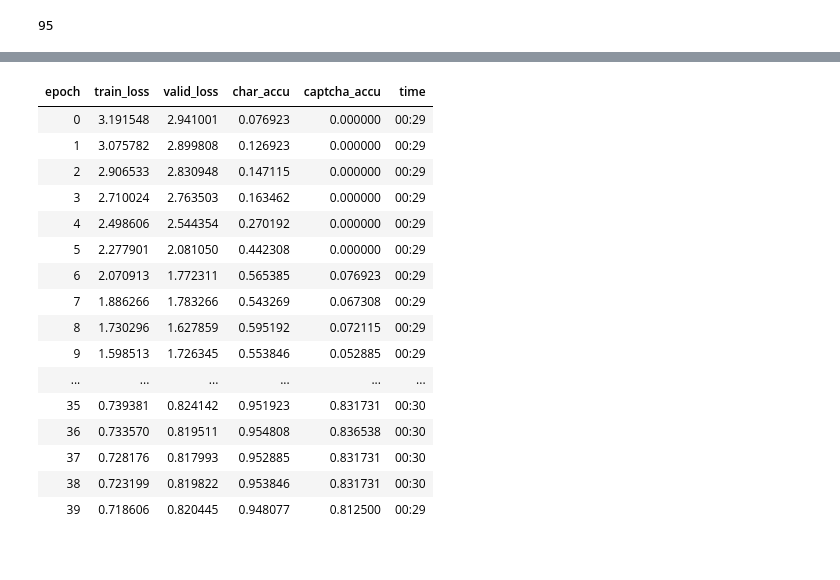
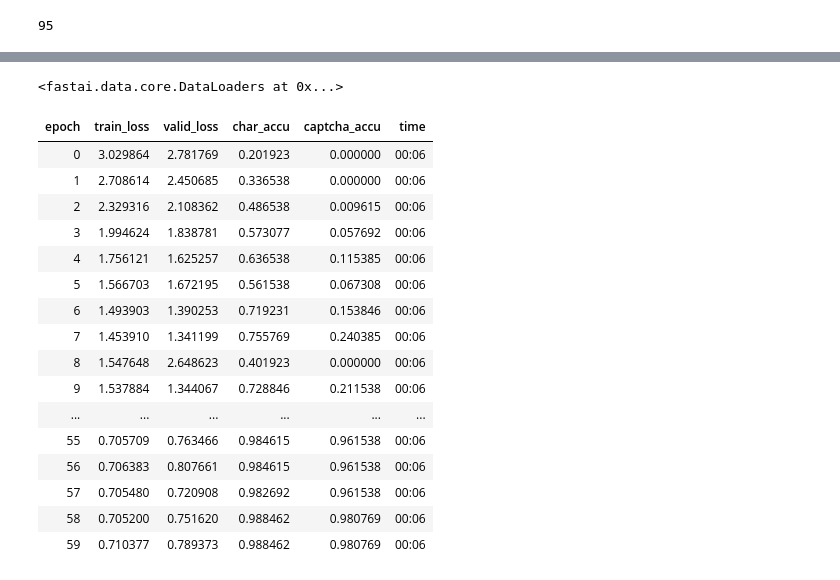
Before and after one commit to dienhoa/dhblog_deprecated, a Jupyter notebook: captcha.ipynb, the cells around one changed output, grey strips where cells are left out. Saved outputs shown, nothing was run; the diff lists cells and outputs as text; code cells hidden in the pictures.

```diff
--- a/captcha.ipynb
+++ b/captcha.ipynb
@@ -135,14 +137,17 @@ def loss_captcha(output, target):
     return crit(output, target)
 # %%
 def char_accu(inp, targ, axis=-1):
-    inps = inp.reshape(-1, 5, n_chars)
+    inps = inp.reshape(-1, 5, n_class)
     pred = inps.argmax(dim=-1)
     return (pred == targ).sum()/(pred.shape[0]*pred.shape[1])
 # %%
 def captcha_accu(inp, targ, axis=-1):
-    inps = inp.reshape(-1, 5, n_chars)
+    inps = inp.reshape(-1, 5, n_class)
     pred = inps.argmax(dim=-1)
     return ((pred == targ).all(axis=1)).sum()/targ.shape[0]
 # %%
 learn = Learner(dls, model, loss_captcha, metrics=[char_accu, captcha_accu])
+# %%
+model = model.cuda()
+dls = dls.cuda()
 # %%
@@ -186,9 +191,14 @@ head = nn.Sequential(
     nn.ReLU(),
     nn.BatchNorm1d(1000),
     nn.Dropout(0.5),
-    nn.Linear(1000,95),
+    nn.Linear(1000,n_class*5),
 )
 # %%
 model = nn.Sequential(body, head)
+# %%
+model.cuda()
+dls.cuda()
+# %% [output]
+<fastai.data.core.DataLoaders at 0x...>
 # %%
 learn = Learner(dls, model, loss_captcha, metrics=[char_accu, captcha_accu])
@@ -197,23 +205,23 @@ learn = Learner(dls, model, loss_captcha, metrics=[char_accu, captcha_accu])
 # %%
-learn.fit_one_cycle(40, 3e-3)
+learn.fit_one_cycle(60, 3e-3)
 # %% [output]
 | epoch | train_loss | valid_loss | char_accu | captcha_accu | time |
-| 0 | 3.191548 | 2.941001 | 0.076923 | 0.000000 | 00:29 |
-| 1 | 3.075782 | 2.899808 | 0.126923 | 0.000000 | 00:29 |
-| 2 | 2.906533 | 2.830948 | 0.147115 | 0.000000 | 00:29 |
-| 3 | 2.710024 | 2.763503 | 0.163462 | 0.000000 | 00:29 |
-| 4 | 2.498606 | 2.544354 | 0.270192 | 0.000000 | 00:29 |
-| 5 | 2.277901 | 2.081050 | 0.442308 | 0.000000 | 00:29 |
-| 6 | 2.070913 | 1.772311 | 0.565385 | 0.076923 | 00:29 |
-| 7 | 1.886266 | 1.783266 | 0.543269 | 0.067308 | 00:29 |
-| 8 | 1.730296 | 1.627859 | 0.595192 | 0.072115 | 00:29 |
-| 9 | 1.598513 | 1.726345 | 0.553846 | 0.052885 | 00:29 |
+| 0 | 3.029864 | 2.781769 | 0.201923 | 0.000000 | 00:06 |
+| 1 | 2.708614 | 2.450685 | 0.336538 | 0.000000 | 00:06 |
+| 2 | 2.329316 | 2.108362 | 0.486538 | 0.009615 | 00:06 |
+| 3 | 1.994624 | 1.838781 | 0.573077 | 0.057692 | 00:06 |
+| 4 | 1.756121 | 1.625257 | 0.636538 | 0.115385 | 00:06 |
+| 5 | 1.566703 | 1.672195 | 0.561538 | 0.067308 | 00:06 |
+| 6 | 1.493903 | 1.390253 | 0.719231 | 0.153846 | 00:06 |
+| 7 | 1.453910 | 1.341199 | 0.755769 | 0.240385 | 00:06 |
+| 8 | 1.547648 | 2.648623 | 0.401923 | 0.000000 | 00:06 |
+| 9 | 1.537884 | 1.344067 | 0.728846 | 0.211538 | 00:06 |
 | ... | ... | ... | ... | ... | ... |
-| 35 | 0.739381 | 0.824142 | 0.951923 | 0.831731 | 00:30 |
-| 36 | 0.733570 | 0.819511 | 0.954808 | 0.836538 | 00:30 |
-| 37 | 0.728176 | 0.817993 | 0.952885 | 0.831731 | 00:30 |
-| 38 | 0.723199 | 0.819822 | 0.953846 | 0.831731 | 00:30 |
-| 39 | 0.718606 | 0.820445 | 0.948077 | 0.812500 | 00:29 |
+| 55 | 0.705709 | 0.763466 | 0.984615 | 0.961538 | 00:06 |
+| 56 | 0.706383 | 0.807661 | 0.984615 | 0.961538 | 00:06 |
+| 57 | 0.705480 | 0.720908 | 0.982692 | 0.961538 | 00:06 |
+| 58 | 0.705200 | 0.751620 | 0.988462 | 0.980769 | 00:06 |
+| 59 | 0.710377 | 0.789373 | 0.988462 | 0.980769 | 00:06 |
 # %%
 learn.recorder.plot_loss()
 # %% [output]
```
Also changed, not shown: parts of 49 cells of this notebook.
